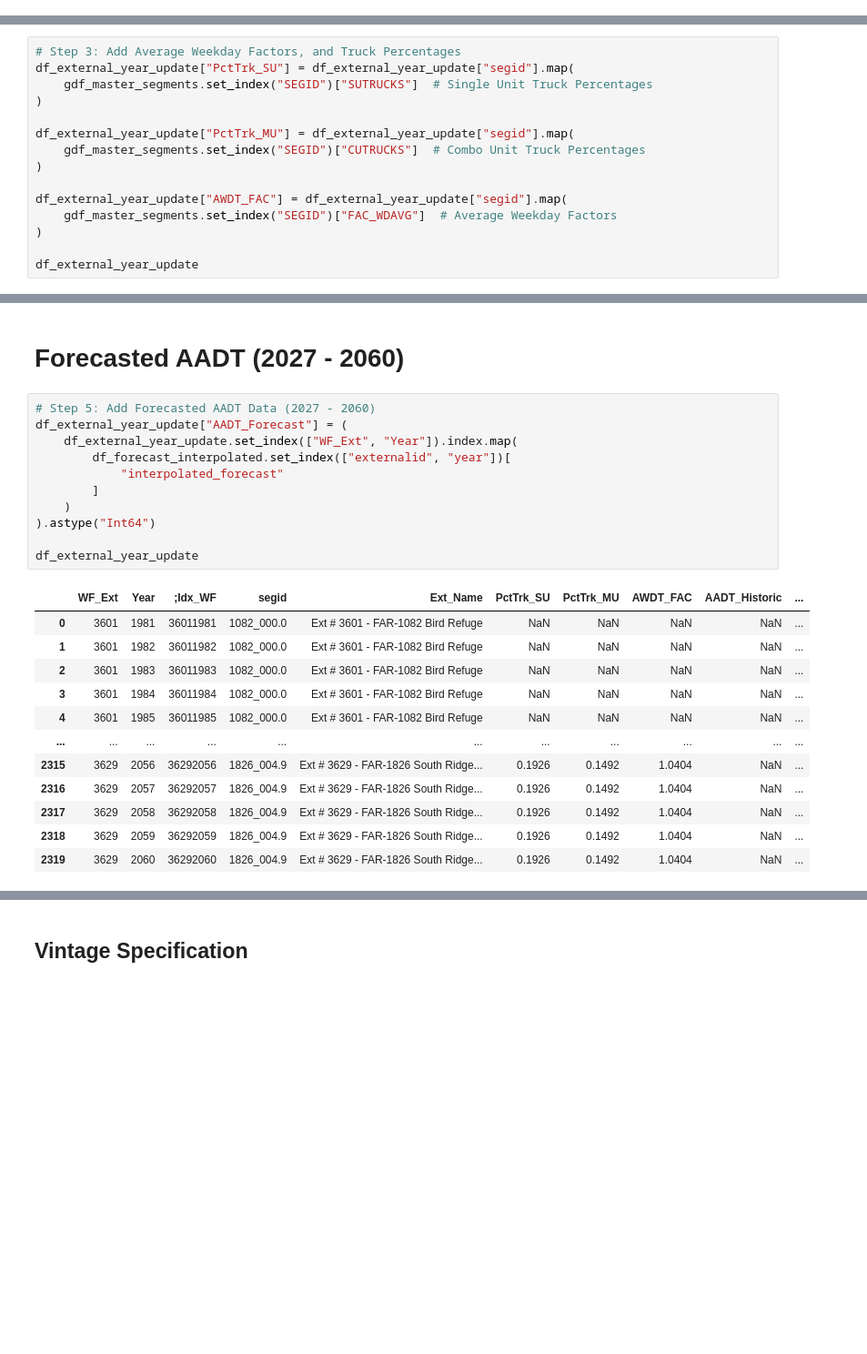
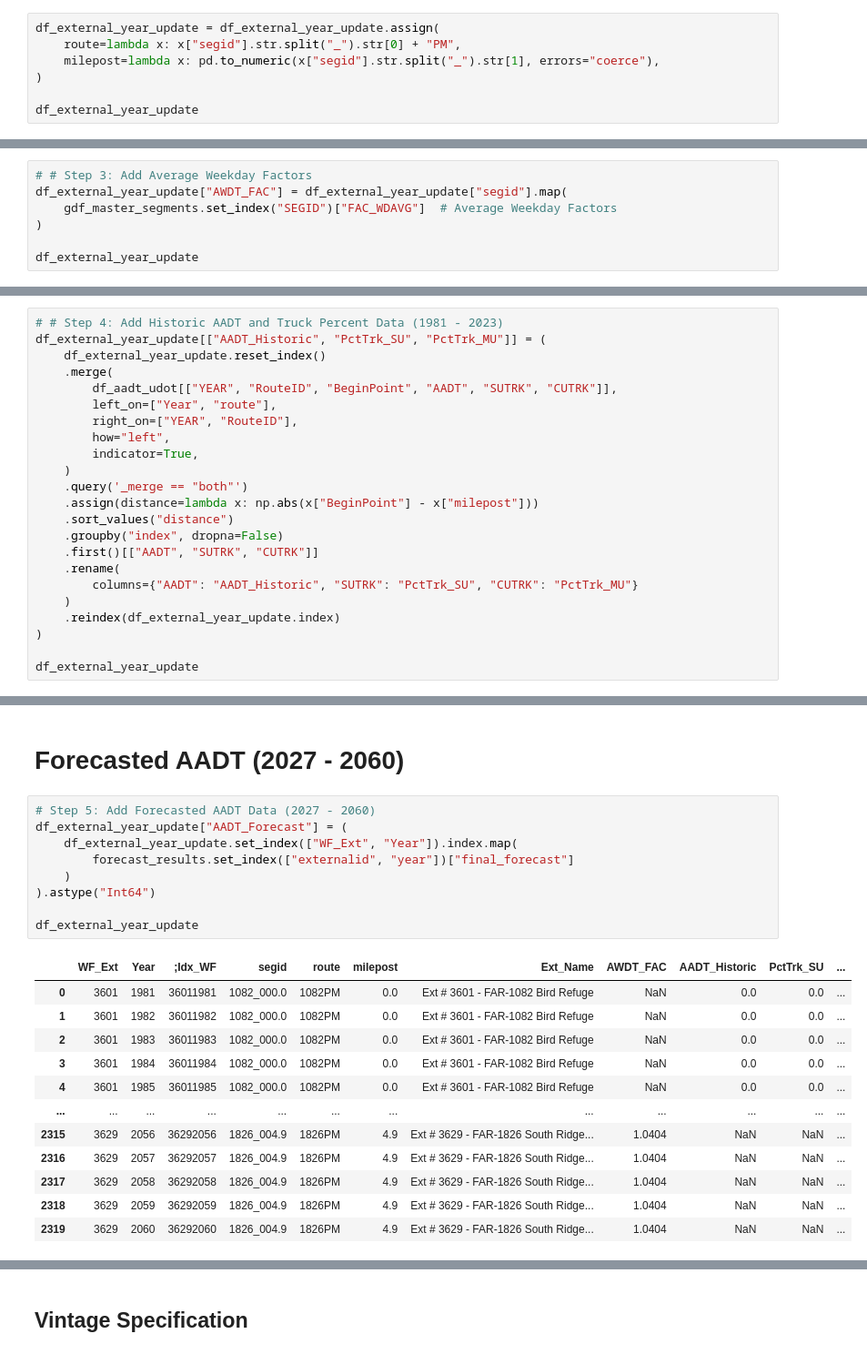
Before and after one commit to WFRCAnalytics/TDM-INP-External-Forecasts, a Jupyter notebook: 5-Export-Data.ipynb, the cells around one changed output, grey strips where cells are left out. Shown: that part at 91% size. Drawn from its saved outputs; the diff is of its cells as text; blank space fills up the shorter version.

Commit message:
update the analysis using UDOT's historical aadt and trkpct data

```diff
--- a/5-Export-Data.ipynb
+++ b/5-Export-Data.ipynb
@@ -216,0 +255,7 @@ df_external_year_update
+# %%
+df_external_year_update = df_external_year_update.assign(
+    route=lambda x: x["segid"].str.split("_").str[0] + "PM",
+    milepost=lambda x: pd.to_numeric(x["segid"].str.split("_").str[1], errors="coerce"),
+)
+
+df_external_year_update
@@ -245,13 +304,5 @@ df_external_year_update
 # %%
-# Step 3: Add Average Weekday Factors, and Truck Percentages
-df_external_year_update["PctTrk_SU"] = df_external_year_update["segid"].map(
-    gdf_master_segments.set_index("SEGID")["SUTRUCKS"]  # Single Unit Truck Percentages
-)
-
-df_external_year_update["PctTrk_MU"] = df_external_year_update["segid"].map(
-    gdf_master_segments.set_index("SEGID")["CUTRUCKS"]  # Combo Unit Truck Percentages
-)
-
+# # Step 3: Add Average Weekday Factors
 df_external_year_update["AWDT_FAC"] = df_external_year_update["segid"].map(
     gdf_master_segments.set_index("SEGID")["FAC_WDAVG"]  # Average Weekday Factors
 )
@@ -311,0 +327,23 @@ df_external_year_update
+# %%
+# # Step 4: Add Historic AADT and Truck Percent Data (1981 - 2023)
+df_external_year_update[["AADT_Historic", "PctTrk_SU", "PctTrk_MU"]] = (
+    df_external_year_update.reset_index()
+    .merge(
+        df_aadt_udot[["YEAR", "RouteID", "BeginPoint", "AADT", "SUTRK", "CUTRK"]],
+        left_on=["Year", "route"],
+        right_on=["YEAR", "RouteID"],
+        how="left",
+        indicator=True,
+    )
+    .query('_merge == "both"')
+    .assign(distance=lambda x: np.abs(x["BeginPoint"] - x["milepost"]))
+    .sort_values("distance")
+    .groupby("index", dropna=False)
+    .first()[["AADT", "SUTRK", "CUTRK"]]
+    .rename(
+        columns={"AADT": "AADT_Historic", "SUTRK": "PctTrk_SU", "CUTRK": "PctTrk_MU"}
+    )
+    .reindex(df_external_year_update.index)
+)
+
+df_external_year_update
@@ -314,24 +366,22 @@ df_external_year_update
 # %%
 # Step 5: Add Forecasted AADT Data (2027 - 2060)
 df_external_year_update["AADT_Forecast"] = (
     df_external_year_update.set_index(["WF_Ext", "Year"]).index.map(
-        df_forecast_interpolated.set_index(["externalid", "year"])[
-            "interpolated_forecast"
-        ]
+        forecast_results.set_index(["externalid", "year"])["final_forecast"]
     )
 ).astype("Int64")
 
 df_external_year_update
 # %% [output]
-|  | WF_Ext | Year | ;Idx_WF | segid | Ext_Name | PctTrk_SU | PctTrk_MU | AWDT_FAC | AADT_Historic | ... |
-| 0 | 3601 | 1981 | 36011981 | 1082_000.0 | Ext # 3601 - FAR-1082 Bird Refuge | NaN | NaN | NaN | NaN | ... |
-| 1 | 3601 | 1982 | 36011982 | 1082_000.0 | Ext # 3601 - FAR-1082 Bird Refuge | NaN | NaN | NaN | NaN | ... |
-| 2 | 3601 | 1983 | 36011983 | 1082_000.0 | Ext # 3601 - FAR-1082 Bird Refuge | NaN | NaN | NaN | NaN | ... |
-| 3 | 3601 | 1984 | 36011984 | 1082_000.0 | Ext # 3601 - FAR-1082 Bird Refuge | NaN | NaN | NaN | NaN | ... |
-| 4 | 3601 | 1985 | 36011985 | 1082_000.0 | Ext # 3601 - FAR-1082 Bird Refuge | NaN | NaN | NaN | NaN | ... |
-| ... | ... | ... | ... | ... | ... | ... | ... | ... | ... | ... |
-| 2315 | 3629 | 2056 | 36292056 | 1826_004.9 | Ext # 3629 - FAR-1826 South Ridge... | 0.1926 | 0.1492 | 1.0404 | NaN | ... |
-| 2316 | 3629 | 2057 | 36292057 | 1826_004.9 | Ext # 3629 - FAR-1826 South Ridge... | 0.1926 | 0.1492 | 1.0404 | NaN | ... |
-| 2317 | 3629 | 2058 | 36292058 | 1826_004.9 | Ext # 3629 - FAR-1826 South Ridge... | 0.1926 | 0.1492 | 1.0404 | NaN | ... |
-| 2318 | 3629 | 2059 | 36292059 | 1826_004.9 | Ext # 3629 - FAR-1826 South Ridge... | 0.1926 | 0.1492 | 1.0404 | NaN | ... |
-| 2319 | 3629 | 2060 | 36292060 | 1826_004.9 | Ext # 3629 - FAR-1826 South Ridge... | 0.1926 | 0.1492 | 1.0404 | NaN | ... |
+|  | WF_Ext | Year | ;Idx_WF | segid | route | milepost | Ext_Name | AWDT_FAC | AADT_Historic | PctTrk_SU | ... |
+| 0 | 3601 | 1981 | 36011981 | 1082_000.0 | 1082PM | 0.0 | Ext # 3601 - FAR-1082 Bird Refuge | NaN | 0.0 | 0.0 | ... |
+| 1 | 3601 | 1982 | 36011982 | 1082_000.0 | 1082PM | 0.0 | Ext # 3601 - FAR-1082 Bird Refuge | NaN | 0.0 | 0.0 | ... |
+| 2 | 3601 | 1983 | 36011983 | 1082_000.0 | 1082PM | 0.0 | Ext # 3601 - FAR-1082 Bird Refuge | NaN | 0.0 | 0.0 | ... |
+| 3 | 3601 | 1984 | 36011984 | 1082_000.0 | 1082PM | 0.0 | Ext # 3601 - FAR-1082 Bird Refuge | NaN | 0.0 | 0.0 | ... |
+| 4 | 3601 | 1985 | 36011985 | 1082_000.0 | 1082PM | 0.0 | Ext # 3601 - FAR-1082 Bird Refuge | NaN | 0.0 | 0.0 | ... |
+| ... | ... | ... | ... | ... | ... | ... | ... | ... | ... | ... | ... |
+| 2315 | 3629 | 2056 | 36292056 | 1826_004.9 | 1826PM | 4.9 | Ext # 3629 - FAR-1826 South Ridge... | 1.0404 | NaN | NaN | ... |
+| 2316 | 3629 | 2057 | 36292057 | 1826_004.9 | 1826PM | 4.9 | Ext # 3629 - FAR-1826 South Ridge... | 1.0404 | NaN | NaN | ... |
+| 2317 | 3629 | 2058 | 36292058 | 1826_004.9 | 1826PM | 4.9 | Ext # 3629 - FAR-1826 South Ridge... | 1.0404 | NaN | NaN | ... |
+| 2318 | 3629 | 2059 | 36292059 | 1826_004.9 | 1826PM | 4.9 | Ext # 3629 - FAR-1826 South Ridge... | 1.0404 | NaN | NaN | ... |
+| 2319 | 3629 | 2060 | 36292060 | 1826_004.9 | 1826PM | 4.9 | Ext # 3629 - FAR-1826 South Ridge... | 1.0404 | NaN | NaN | ... |
```
Also changed, not shown: parts of 48 cells of this notebook, 2 other files.
